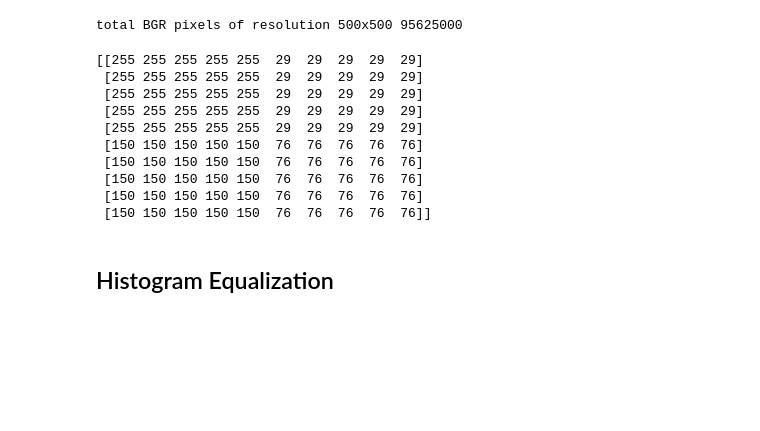
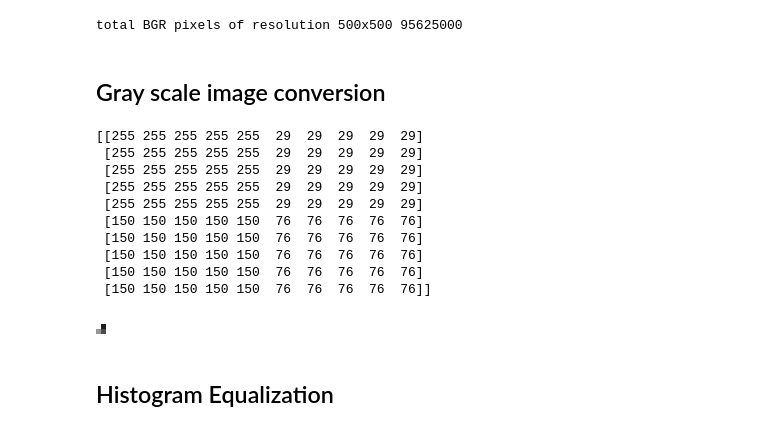
Before and after one commit to hoya9802/ComputerVision, a Jupyter notebook: Histogram.ipynb, the cells around one changed output. Saved outputs shown, nothing was run; the diff lists cells and outputs as text; code cells hidden in the pictures; blank space fills up the shorter version.

```diff
--- a/Histogram.ipynb
+++ b/Histogram.ipynb
@@ -43,28 +45,32 @@ print('total BGR pixels of resolution 500x500', sum(resimg500.reshape(500*500*3)
 # %% [output]
 [figure]
 total BGR pixels of resolution 500x500 95625000
+# %% [markdown]
+## Gray scale image conversion
 # %%
 grayimg = np.zeros((10,10)).astype('uint8')
 
 for i in range(10):
   for j in range(10):
     grayimg[i,j] += round(0.299*colorimg[i,j,2])
     grayimg[i,j] += round(0.587*colorimg[i,j,1])
     grayimg[i,j] += round(0.114*colorimg[i,j,0])
 
 cv2.imwrite('grayimg.jpg', grayimg)
 print(grayimg)
+cv2_imshow(grayimg)
 # %% [output]
 [[255 255 255 255 255  29  29  29  29  29]
  [255 255 255 255 255  29  29  29  29  29]
  [255 255 255 255 255  29  29  29  29  29]
  [255 255 255 255 255  29  29  29  29  29]
  [255 255 255 255 255  29  29  29  29  29]
  [150 150 150 150 150  76  76  76  76  76]
  [150 150 150 150 150  76  76  76  76  76]
  [150 150 150 150 150  76  76  76  76  76]
  [150 150 150 150 150  76  76  76  76  76]
  [150 150 150 150 150  76  76  76  76  76]]
+[figure, added]
 # %% [markdown]
 ## Histogram Equalization
 # %%
```
Also changed, not shown: parts of 1 cell of this notebook.
